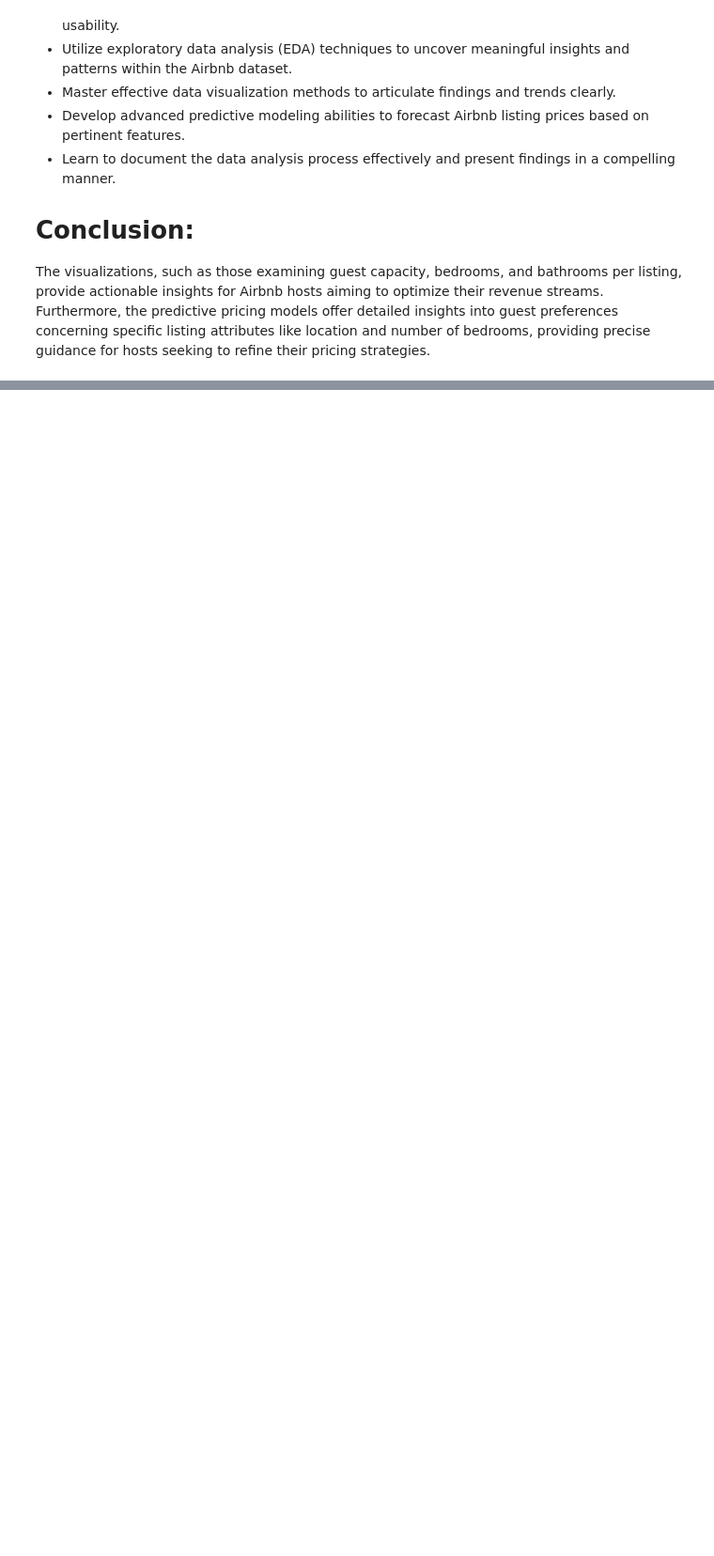
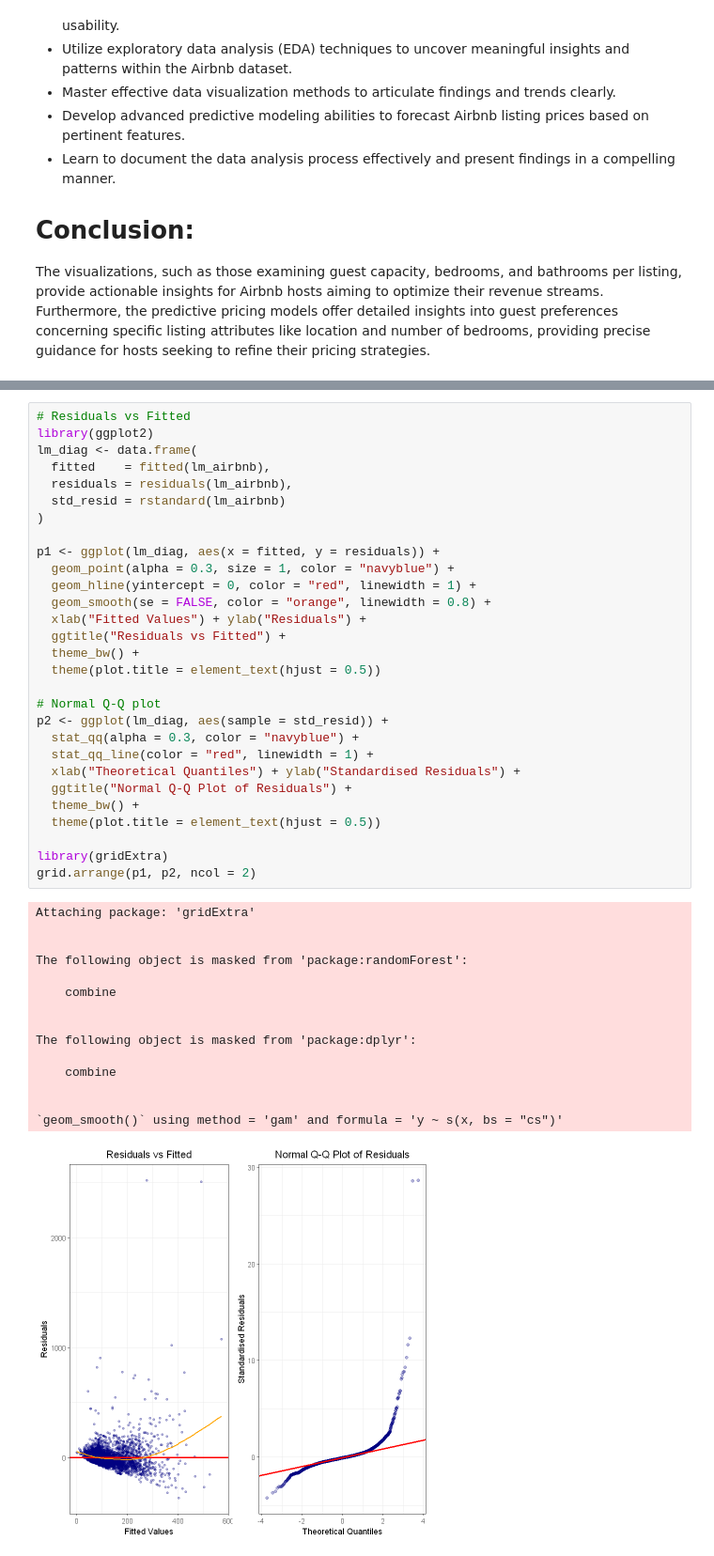
Before and after one commit to pavankalyanperla/Analysis-and-Prediction-of-Airbnb-Listing-Prices-using-R-programming, a Jupyter notebook: Script or code/Analysis and Prediction of Airbnb Listing Prices.ipynb, the cells around one changed output, grey strips where cells are left out. Shown at 94% size. Saved outputs shown, nothing was run; the diff lists cells and outputs as text; blank space fills up the shorter version.

```diff
--- a/Script or code/Analysis and Prediction of Airbnb Listing Prices.ipynb
+++ b/Script or code/Analysis and Prediction of Airbnb Listing Prices.ipynb
@@ -1026,0 +998,45 @@ The visualizations, such as those examining guest capacity, bedrooms, and bathro
+# %%
+# Residuals vs Fitted
+library(ggplot2)
+lm_diag <- data.frame(
+  fitted    = fitted(lm_airbnb),
+  residuals = residuals(lm_airbnb),
+  std_resid = rstandard(lm_airbnb)
+)
+
+p1 <- ggplot(lm_diag, aes(x = fitted, y = residuals)) +
+  geom_point(alpha = 0.3, size = 1, color = "navyblue") +
+  geom_hline(yintercept = 0, color = "red", linewidth = 1) +
+  geom_smooth(se = FALSE, color = "orange", linewidth = 0.8) +
+  xlab("Fitted Values") + ylab("Residuals") +
+  ggtitle("Residuals vs Fitted") +
+  theme_bw() +
+  theme(plot.title = element_text(hjust = 0.5))
+
+# Normal Q-Q plot
+p2 <- ggplot(lm_diag, aes(sample = std_resid)) +
+  stat_qq(alpha = 0.3, color = "navyblue") +
+  stat_qq_line(color = "red", linewidth = 1) +
+  xlab("Theoretical Quantiles") + ylab("Standardised Residuals") +
+  ggtitle("Normal Q-Q Plot of Residuals") +
+  theme_bw() +
+  theme(plot.title = element_text(hjust = 0.5))
+
+library(gridExtra)
+grid.arrange(p1, p2, ncol = 2)
+# %% [output]
+Attaching package: 'gridExtra'
+
+
+The following object is masked from 'package:randomForest':
+
+    combine
+
+
+The following object is masked from 'package:dplyr':
+
+    combine
+
+
+`geom_smooth()` using method = 'gam' and formula = 'y ~ s(x, bs = "cs")'
+[figure, added]
```
Also changed, not shown: parts of 37 cells of this notebook.
